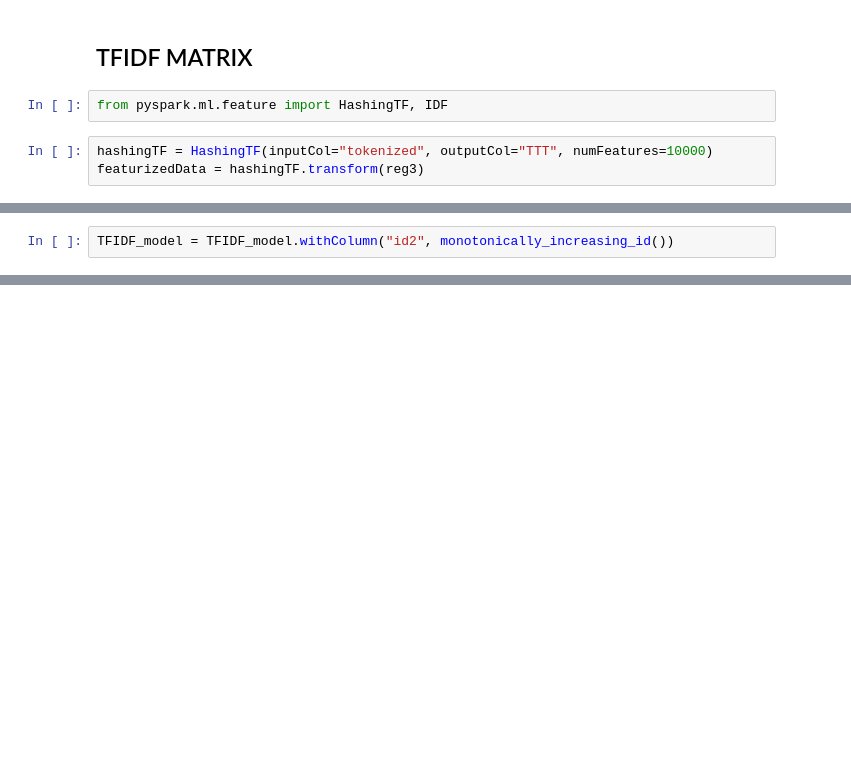
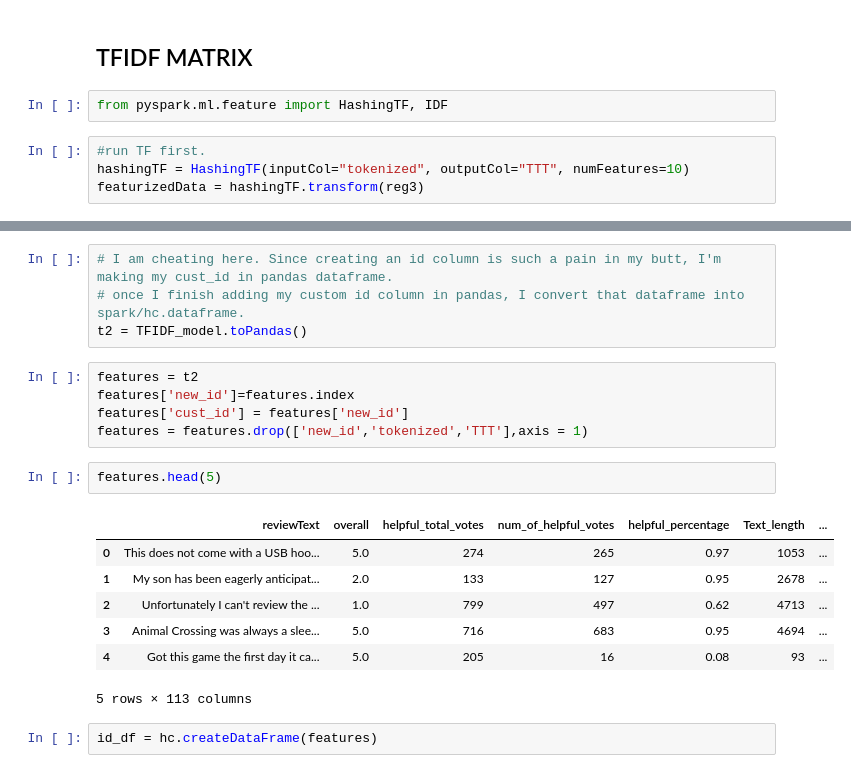
Before and after one commit to keisukeirie/Amazon_review_helpfulness_prediction_SPARK, a Jupyter notebook: Spark_process_2_TFIDF_NMF.ipynb, the cells around one changed output, grey strips where cells are left out. Drawn from its saved outputs; the diff is of its cells as text; blank space fills up the shorter version.

```diff
--- a/Spark_process_2_TFIDF_NMF.ipynb
+++ b/Spark_process_2_TFIDF_NMF.ipynb
@@ -241,7 +254,8 @@ But again, I can not complain about the speed of the process :-)
 # %%
 from pyspark.ml.feature import HashingTF, IDF
 # %%
-hashingTF = HashingTF(inputCol="tokenized", outputCol="TTT", numFeatures=10000)
+#run TF first.
+hashingTF = HashingTF(inputCol="tokenized", outputCol="TTT", numFeatures=10)
 featurizedData = hashingTF.transform(reg3)
 # %%
 featurizedData.select('TTT').take(1)
@@ -258,2 +268,0 @@ TFIDF_model.select('TFIDF_features').take(1)
-# %%
-TFIDF_model = TFIDF_model.withColumn("id2", monotonically_increasing_id())
@@ -259,0 +279,21 @@ TFIDF_model = TFIDF_model.withColumn("id2", monotonically_increasing_id())
+# %%
+# I am cheating here. Since creating an id column is such a pain in my butt, I'm making my cust_id in pandas dataframe.
+# once I finish adding my custom id column in pandas, I convert that dataframe into spark/hc.dataframe.
+t2 = TFIDF_model.toPandas()
+# %%
+features = t2
+features['new_id']=features.index
+features['cust_id'] = features['new_id']
+features = features.drop(['new_id','tokenized','TTT'],axis = 1)
+# %%
+features.head(5)
+# %% [output]
+|  | reviewText | overall | helpful_total_votes | num_of_helpful_votes | helpful_percentage | Text_length | ... |
+| 0 | This does not come with a USB hoo... | 5.0 | 274 | 265 | 0.97 | 1053 | ... |
+| 1 | My son has been eagerly anticipat... | 2.0 | 133 | 127 | 0.95 | 2678 | ... |
+| 2 | Unfortunately I can't review the ... | 1.0 | 799 | 497 | 0.62 | 4713 | ... |
+| 3 | Animal Crossing was always a slee... | 5.0 | 716 | 683 | 0.95 | 4694 | ... |
+| 4 | Got this game the first day it ca... | 5.0 | 205 | 16 | 0.08 | 93 | ... |
+5 rows × 113 columns
+# %%
+id_df = hc.createDataFrame(features)
```
Also changed, not shown: parts of 66 cells of this notebook.
